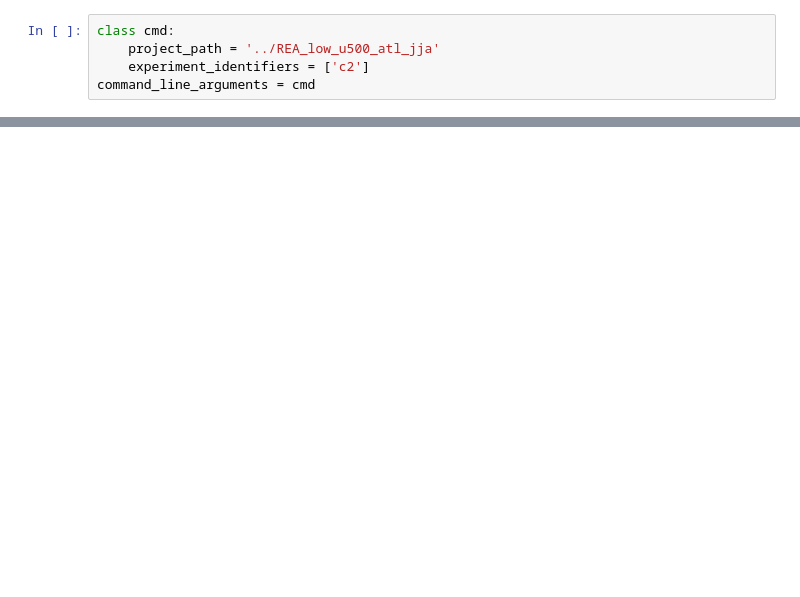
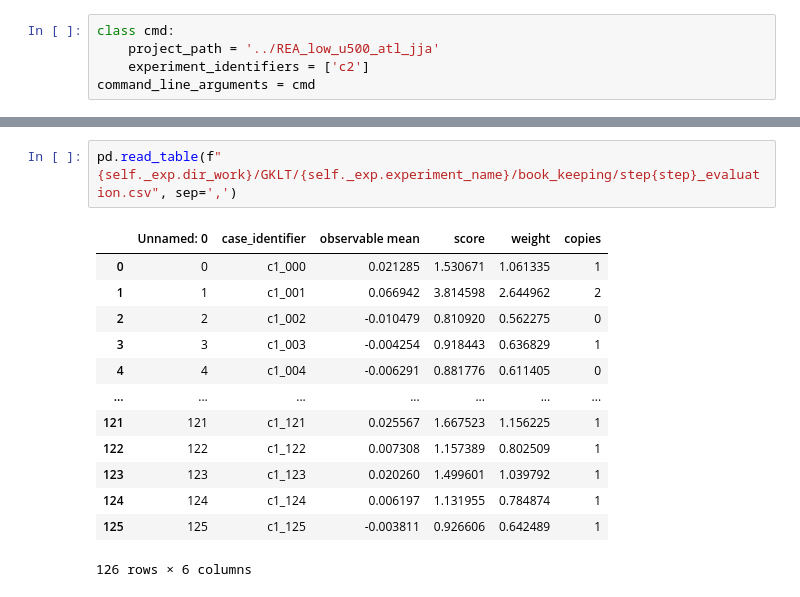
Before and after one commit to peterpeterp/REA_with_CESM2, a Jupyter notebook: evaluate_ensemble.ipynb, the cells around one changed output, grey strips where cells are left out. Drawn from its saved outputs; the diff is of its cells as text; blank space fills up the shorter version.

```diff
--- a/evaluate_ensemble.ipynb
+++ b/evaluate_ensemble.ipynb
@@ -55,0 +191,16 @@ c2
+# %%
+pd.read_table(f"{self._exp.dir_work}/GKLT/{self._exp.experiment_name}/book_keeping/step{step}_evaluation.csv", sep=',')
+# %% [output]
+|  | Unnamed: 0 | case_identifier | observable mean | score | weight | copies |
+| 0 | 0 | c1_000 | 0.021285 | 1.530671 | 1.061335 | 1 |
+| 1 | 1 | c1_001 | 0.066942 | 3.814598 | 2.644962 | 2 |
+| 2 | 2 | c1_002 | -0.010479 | 0.810920 | 0.562275 | 0 |
+| 3 | 3 | c1_003 | -0.004254 | 0.918443 | 0.636829 | 1 |
+| 4 | 4 | c1_004 | -0.006291 | 0.881776 | 0.611405 | 0 |
+| ... | ... | ... | ... | ... | ... | ... |
+| 121 | 121 | c1_121 | 0.025567 | 1.667523 | 1.156225 | 1 |
+| 122 | 122 | c1_122 | 0.007308 | 1.157389 | 0.802509 | 1 |
+| 123 | 123 | c1_123 | 0.020260 | 1.499601 | 1.039792 | 1 |
+| 124 | 124 | c1_124 | 0.006197 | 1.131955 | 0.784874 | 1 |
+| 125 | 125 | c1_125 | -0.003811 | 0.926606 | 0.642489 | 1 |
+126 rows × 6 columns
```
Also changed, not shown: parts of 14 cells of this notebook, 4 other files.
